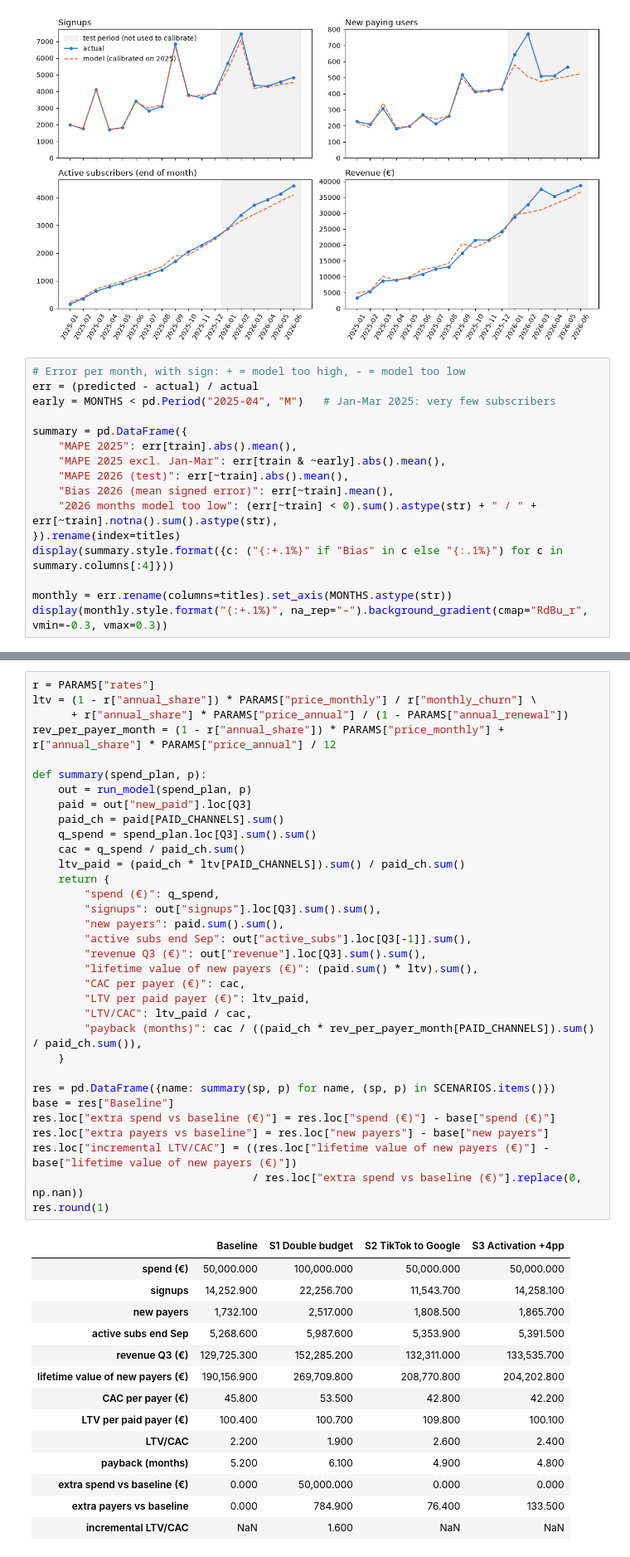
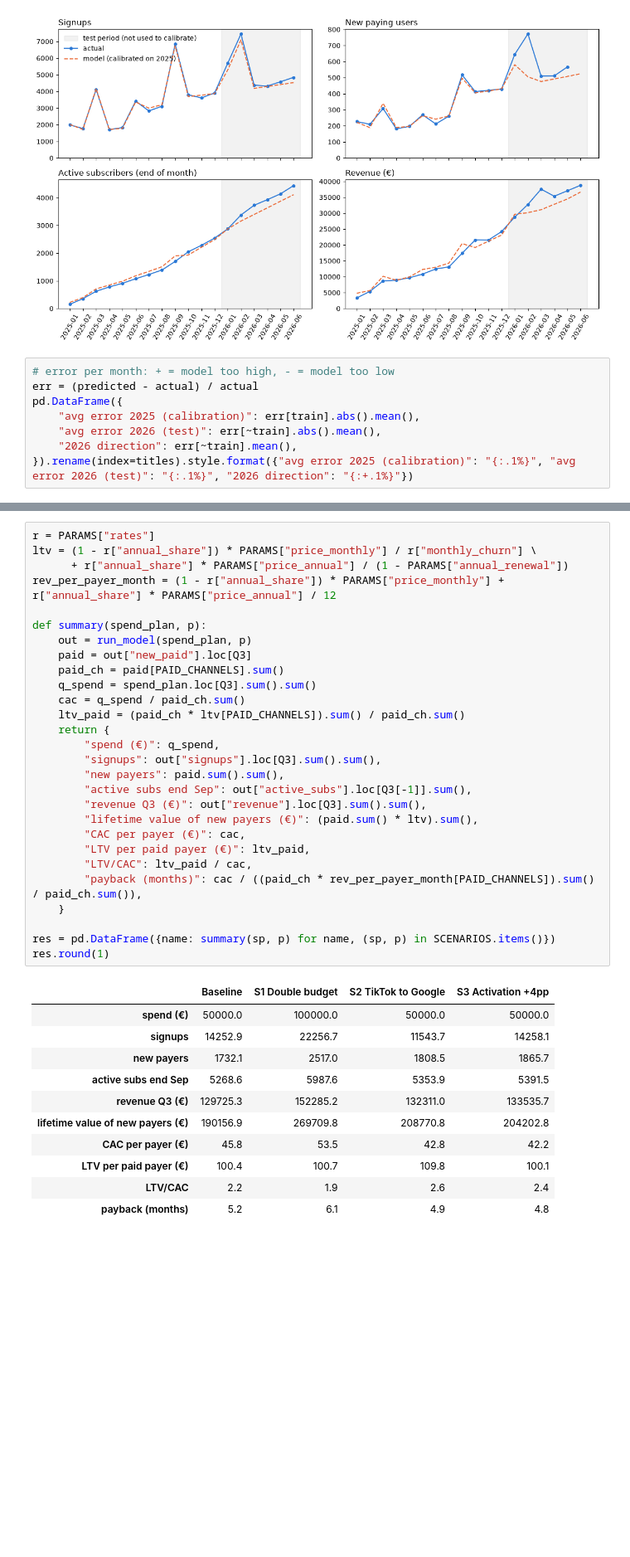
Before and after one commit to abdo0620/Filoop, a Jupyter notebook: notebooks/growth_model.ipynb, the cells around one changed output, grey strips where cells are left out. Shown at 83% size. Saved outputs shown, nothing was run; the diff lists cells and outputs as text; blank space fills up the shorter version.

```diff
--- a/notebooks/growth_model.ipynb
+++ b/notebooks/growth_model.ipynb
@@ -424,19 +412,11 @@ plt.show()
 # %% [output]
 [figure]
 # %%
-# Error per month, with sign: + = model too high, - = model too low
+# error per month: + = model too high, - = model too low
 err = (predicted - actual) / actual
-early = MONTHS < pd.Period("2025-04", "M")   # Jan-Mar 2025: very few subscribers
-
-summary = pd.DataFrame({
-    "MAPE 2025": err[train].abs().mean(),
-    "MAPE 2025 excl. Jan-Mar": err[train & ~early].abs().mean(),
-    "MAPE 2026 (test)": err[~train].abs().mean(),
-    "Bias 2026 (mean signed error)": err[~train].mean(),
-    "2026 months model too low": (err[~train] < 0).sum().astype(str) + " / " + err[~train].notna().sum().astype(str),
-}).rename(index=titles)
-display(summary.style.format({c: ("{:+.1%}" if "Bias" in c else "{:.1%}") for c in summary.columns[:4]}))
-
-monthly = err.rename(columns=titles).set_axis(MONTHS.astype(str))
-display(monthly.style.format("{:+.1%}", na_rep="–").background_gradient(cmap="RdBu_r", vmin=-0.3, vmax=0.3))
+pd.DataFrame({
+    "avg error 2025 (calibration)": err[train].abs().mean(),
+    "avg error 2026 (test)": err[~train].abs().mean(),
+    "2026 direction": err[~train].mean(),
+}).rename(index=titles).style.format({"avg error 2025 (calibration)": "{:.1%}", "avg error 2026 (test)": "{:.1%}", "2026 direction": "{:+.1%}"})
 # %% [output]
@@ -513,51 +492,43 @@ The last three rows compare each scenario with the baseline: how much extra spen
 # %%
 r = PARAMS["rates"]
 ltv = (1 - r["annual_share"]) * PARAMS["price_monthly"] / r["monthly_churn"] \
       + r["annual_share"] * PARAMS["price_annual"] / (1 - PARAMS["annual_renewal"])
 rev_per_payer_month = (1 - r["annual_share"]) * PARAMS["price_monthly"] + r["annual_share"] * PARAMS["price_annual"] / 12
 
 def summary(spend_plan, p):
     out = run_model(spend_plan, p)
     paid = out["new_paid"].loc[Q3]
     paid_ch = paid[PAID_CHANNELS].sum()
     q_spend = spend_plan.loc[Q3].sum().sum()
     cac = q_spend / paid_ch.sum()
     ltv_paid = (paid_ch * ltv[PAID_CHANNELS]).sum() / paid_ch.sum()
     return {
         "spend (€)": q_spend,
         "signups": out["signups"].loc[Q3].sum().sum(),
         "new payers": paid.sum().sum(),
         "active subs end Sep": out["active_subs"].loc[Q3[-1]].sum(),
         "revenue Q3 (€)": out["revenue"].loc[Q3].sum().sum(),
         "lifetime value of new payers (€)": (paid.sum() * ltv).sum(),
         "CAC per payer (€)": cac,
         "LTV per paid payer (€)": ltv_paid,
         "LTV/CAC": ltv_paid / cac,
         "payback (months)": cac / ((paid_ch * rev_per_payer_month[PAID_CHANNELS]).sum() / paid_ch.sum()),
     }
 
 res = pd.DataFrame({name: summary(sp, p) for name, (sp, p) in SCENARIOS.items()})
-base = res["Baseline"]
-res.loc["extra spend vs baseline (€)"] = res.loc["spend (€)"] - base["spend (€)"]
-res.loc["extra payers vs baseline"] = res.loc["new payers"] - base["new payers"]
-res.loc["incremental LTV/CAC"] = ((res.loc["lifetime value of new payers (€)"] - base["lifetime value of new payers (€)"])
-                                  / res.loc["extra spend vs baseline (€)"].replace(0, np.nan))
 res.round(1)
 # %% [output]
 |  | Baseline | S1 Double budget | S2 TikTok to Google | S3 Activation +4pp |
-| spend (€) | 50,000.000 | 100,000.000 | 50,000.000 | 50,000.000 |
-| signups | 14,252.900 | 22,256.700 | 11,543.700 | 14,258.100 |
-| new payers | 1,732.100 | 2,517.000 | 1,808.500 | 1,865.700 |
-| active subs end Sep | 5,268.600 | 5,987.600 | 5,353.900 | 5,391.500 |
-| revenue Q3 (€) | 129,725.300 | 152,285.200 | 132,311.000 | 133,535.700 |
-| lifetime value of new payers (€) | 190,156.900 | 269,709.800 | 208,770.800 | 204,202.800 |
-| CAC per payer (€) | 45.800 | 53.500 | 42.800 | 42.200 |
-| LTV per paid payer (€) | 100.400 | 100.700 | 109.800 | 100.100 |
-| LTV/CAC | 2.200 | 1.900 | 2.600 | 2.400 |
-| payback (months) | 5.200 | 6.100 | 4.900 | 4.800 |
-| extra spend vs baseline (€) | 0.000 | 50,000.000 | 0.000 | 0.000 |
-| extra payers vs baseline | 0.000 | 784.900 | 76.400 | 133.500 |
-| incremental LTV/CAC | NaN | 1.600 | NaN | NaN |
+| spend (€) | 50000.0 | 100000.0 | 50000.0 | 50000.0 |
+| signups | 14252.9 | 22256.7 | 11543.7 | 14258.1 |
+| new payers | 1732.1 | 2517.0 | 1808.5 | 1865.7 |
+| active subs end Sep | 5268.6 | 5987.6 | 5353.9 | 5391.5 |
+| revenue Q3 (€) | 129725.3 | 152285.2 | 132311.0 | 133535.7 |
+| lifetime value of new payers (€) | 190156.9 | 269709.8 | 208770.8 | 204202.8 |
+| CAC per payer (€) | 45.8 | 53.5 | 42.8 | 42.2 |
+| LTV per paid payer (€) | 100.4 | 100.7 | 109.8 | 100.1 |
+| LTV/CAC | 2.2 | 1.9 | 2.6 | 2.4 |
+| payback (months) | 5.2 | 6.1 | 4.9 | 4.8 |
 # %%
 panels = {"new payers": "New paying users (Jul–Sep)",
           "revenue Q3 (€)": "Revenue Jul–Sep (€)",
```
Also changed, not shown: parts of 13 cells of this notebook.
